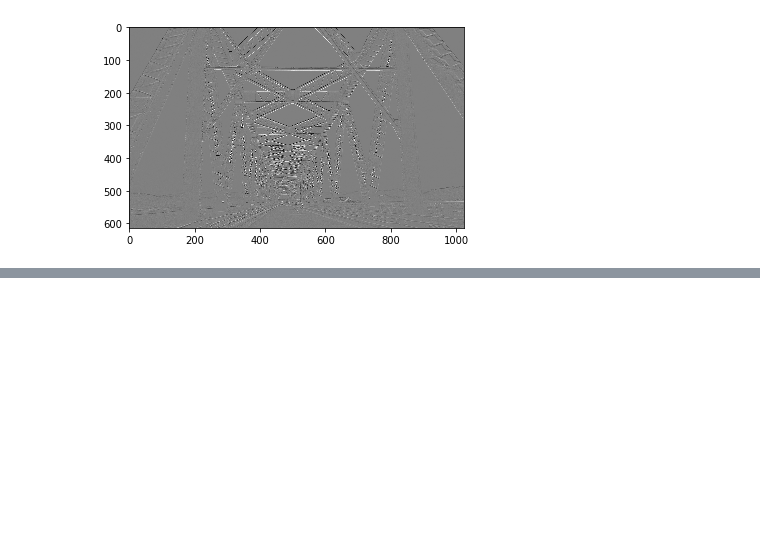
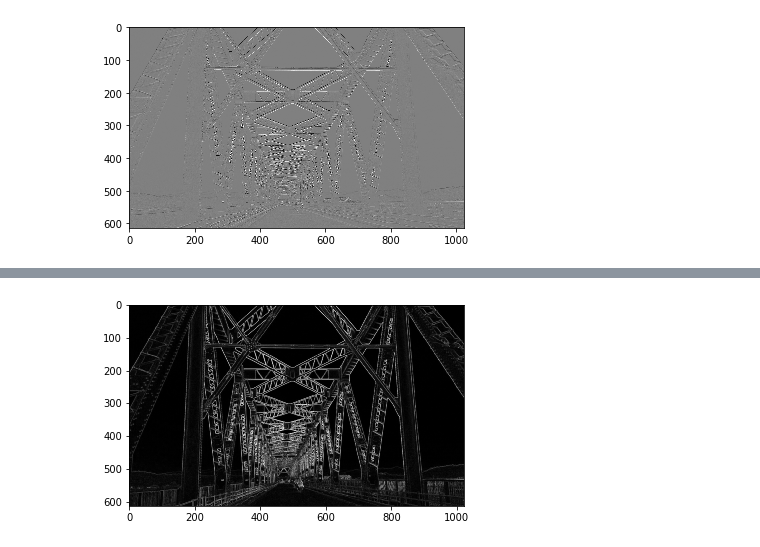
Before and after one commit to Vishu26/Computer-Vision, a Jupyter notebook: edgeDetection.ipynb, the cells around one changed output, grey strips where cells are left out. Saved outputs shown, nothing was run; the diff lists cells and outputs as text; code cells hidden in the pictures; blank space fills up the shorter version.

```diff
--- a/edgeDetection.ipynb
+++ b/edgeDetection.ipynb
@@ -50,0 +61,17 @@ plt.show()
+# %%
+# Gaussian Blur on above image
+
+gaussian_kernel = np.array([[1/16, 1/8, 1/16],
+                           [1/8, 1/4, 1/8],
+                           [1/16, 1/4, 1/16]])
+
+blurred_img = np.zeros((gray.shape[0]-2, gray.shape[1]-2))
+
+for i in range(gray.shape[0]-2):
+    for j in range(gray.shape[1]-2):
+        blurred_img[i][j] = np.sum(np.multiply(edge[i:i+3, j:j+3], gaussian_kernel))
+
+plt.imshow(blurred_img, interpolation='nearest', cmap=plt.get_cmap('gray'))
+plt.show()
+# %% [output]
+[figure, added]
```
Also changed, not shown: parts of 2 cells of this notebook.
